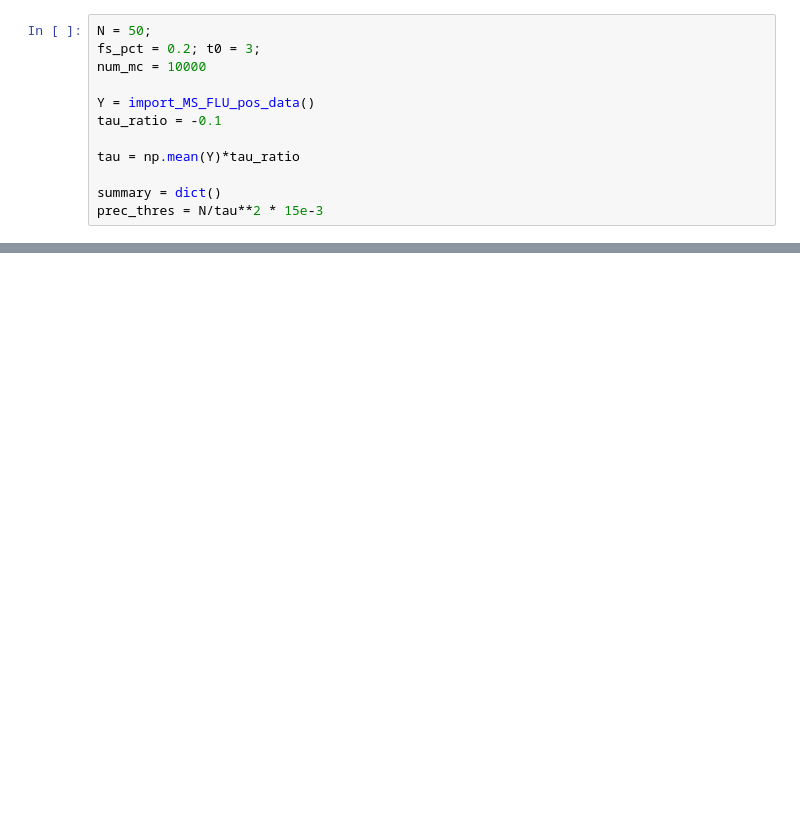
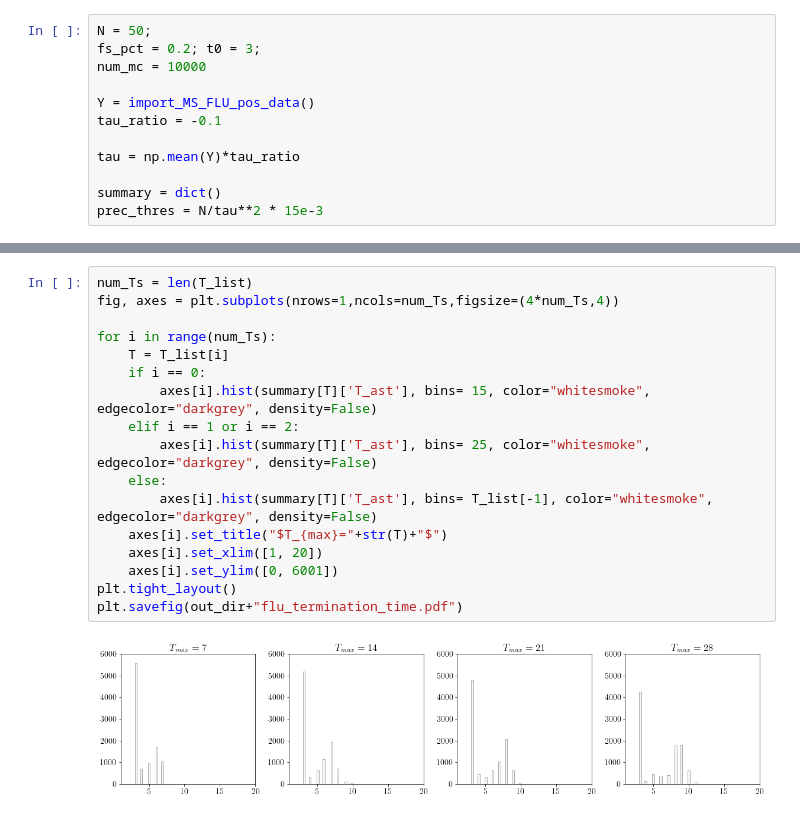
Before and after one commit to ruoxuanxiong/staggered_rollout_design, a Jupyter notebook: code/adaptive-flu.ipynb, the cells around one changed output, grey strips where cells are left out. Drawn from its saved outputs; the diff is of its cells as text; blank space fills up the shorter version.

```diff
--- a/code/adaptive-flu.ipynb
+++ b/code/adaptive-flu.ipynb
@@ -80,0 +111,19 @@ for T_max in [7, 14, 21, 28, 35]:
+# %%
+num_Ts = len(T_list)
+fig, axes = plt.subplots(nrows=1,ncols=num_Ts,figsize=(4*num_Ts,4))
+
+for i in range(num_Ts):
+    T = T_list[i]
+    if i == 0:
+        axes[i].hist(summary[T]['T_ast'], bins= 15, color="whitesmoke", edgecolor="darkgrey", density=False)
+    elif i == 1 or i == 2:
+        axes[i].hist(summary[T]['T_ast'], bins= 25, color="whitesmoke", edgecolor="darkgrey", density=False)
+    else:
+        axes[i].hist(summary[T]['T_ast'], bins= T_list[-1], color="whitesmoke", edgecolor="darkgrey", density=False)
+    axes[i].set_title("$T_{max}="+str(T)+"$")
+    axes[i].set_xlim([1, 20])
+    axes[i].set_ylim([0, 6001])
+plt.tight_layout()
+plt.savefig(out_dir+"flu_termination_time.pdf")
+# %% [output]
+[figure, added]
```
Also changed, not shown: parts of 7 cells of this notebook, 4 other files.
